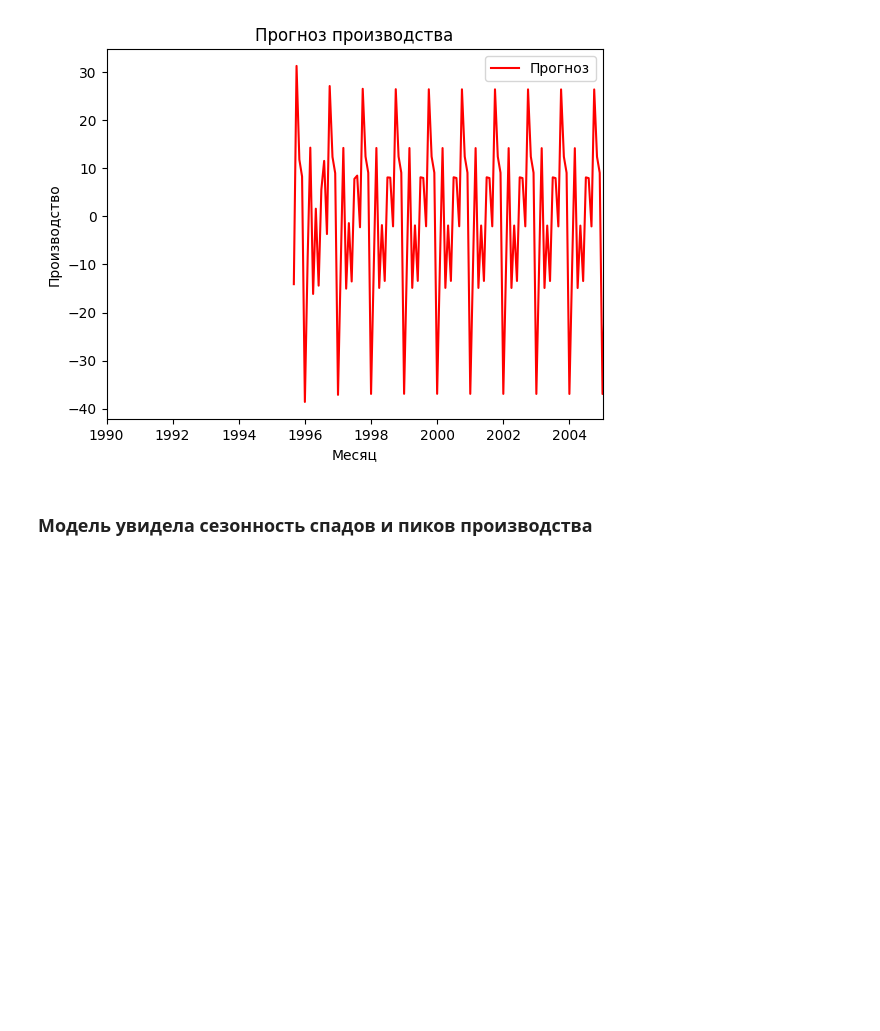
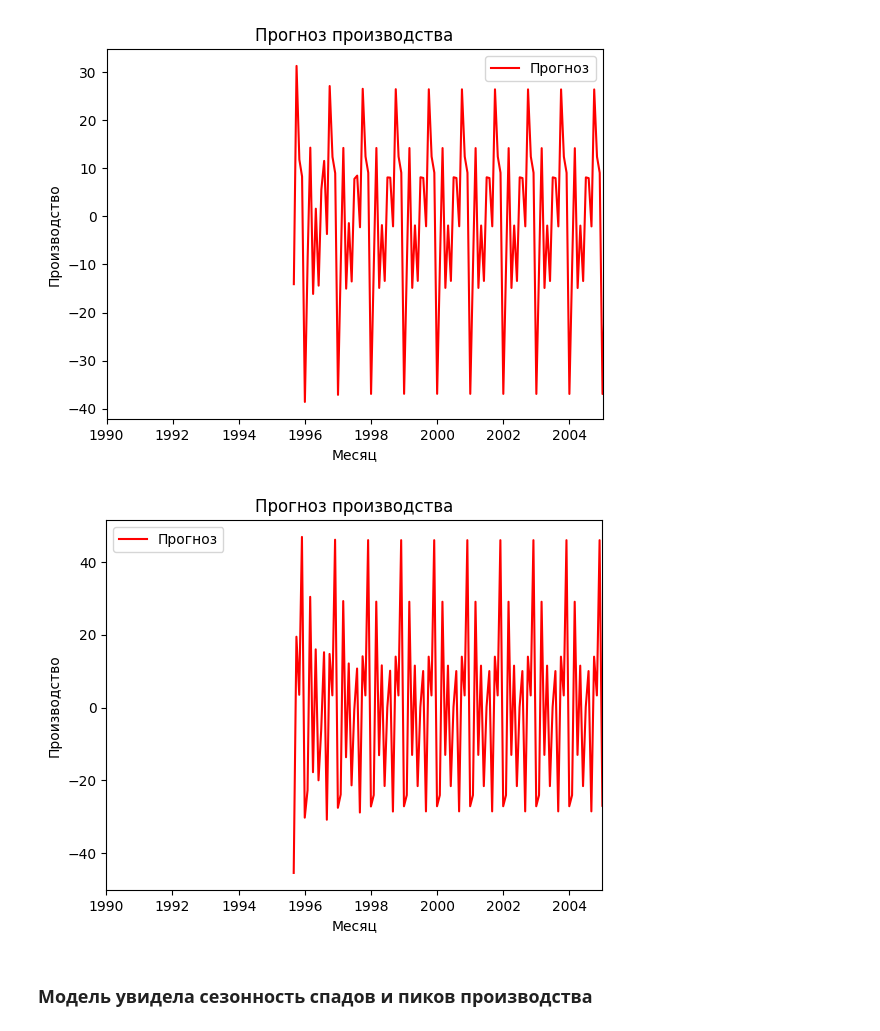
Before and after one commit to mike-pech/masters-theory, a Jupyter notebook: ML/Practice/time-series.ipynb, the cells around one changed output. Cells and saved outputs as stored; diff of their text form; code cells hidden in the pictures; blank space fills up the shorter version.

```diff
--- a/ML/Practice/time-series.ipynb
+++ b/ML/Practice/time-series.ipynb
@@ -258,5 +232,7 @@ Stationary
 # %%
 from statsmodels.tsa.statespace.sarimax import SARIMAX
+
+stdf.index.freq = 'MS'
 
 model = SARIMAX(stdf, order=(1, 1, 1), seasonal_order=(1, 1, 1, 12))
 results = model.fit()
@@ -284,6 +260,16 @@ plt.legend()
 plt.show()
 # %% [output]
 [figure]
+# %%
+plt.plot(forecast-forecast.shift(-1), label='Прогноз', color='red')
+plt.xlim(pd.to_datetime('1990'), pd.to_datetime('2005'))
+plt.title('Прогноз производства')
+plt.xlabel('Месяц')
+plt.ylabel('Производство')
+plt.legend()
+plt.show()
+# %% [output]
+[figure, added]
 # %% [markdown]
 ### Модель увидела сезонность спадов и пиков производства
 # %% [markdown]
```
Also changed, not shown: parts of 13 cells of this notebook, 3 other files.
